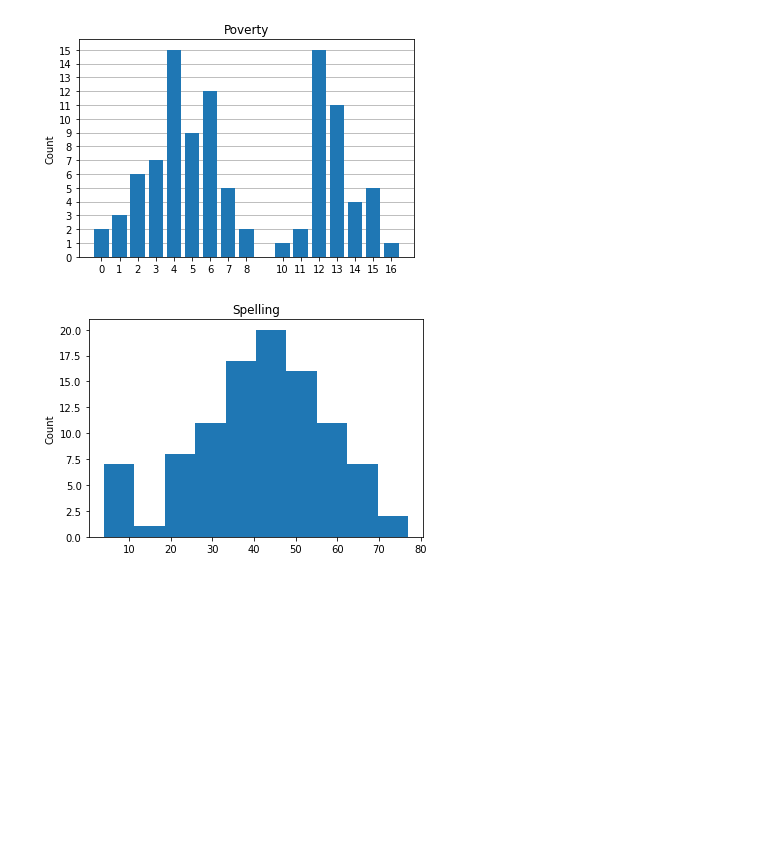
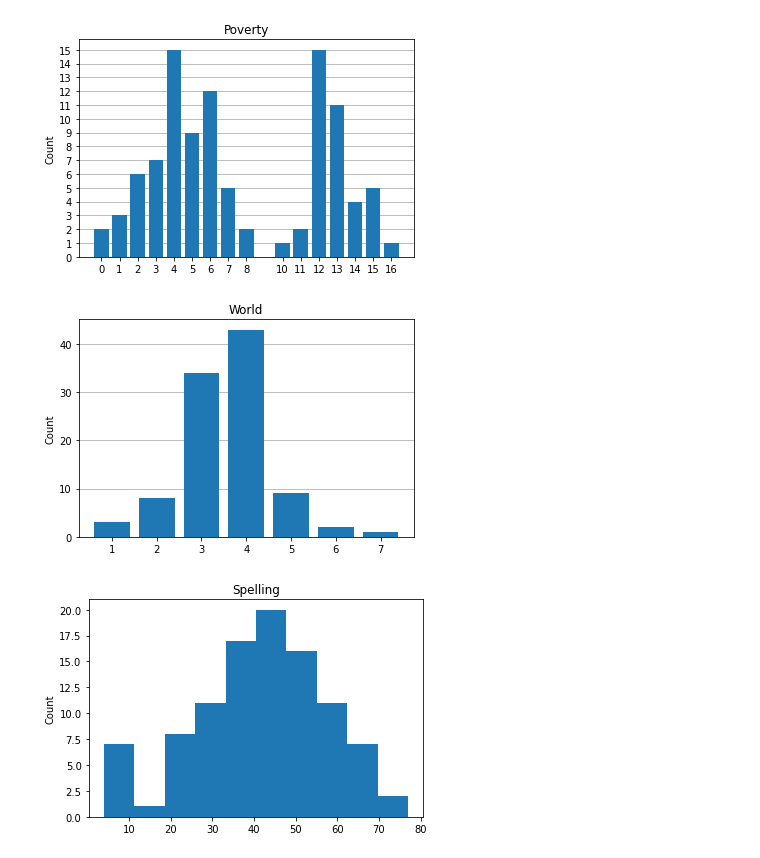
Before and after one commit to JoshuaGrams/bee, a Jupyter notebook: analytics-old.ipynb, the cells around one changed output. Cells and saved outputs as stored; diff of their text form; code cells hidden in the pictures; blank space fills up the shorter version.

```diff
--- a/analytics-old.ipynb
+++ b/analytics-old.ipynb
@@ -154,6 +154,17 @@ plt.gca().set_yticks(range(0, int(max(counts)) + 1))
 plt.show()
 # %% [output]
 [figure]
+# %%
+labels, counts = np.unique(all_qualities['world'], return_counts=True)
+plt.bar(labels, counts, align='center')
+plt.gca().set_xticks(labels)
+plt.grid(axis='y', zorder=0)
+plt.gca().set_axisbelow(True)
+plt.title('World')
+plt.ylabel('Count')
+plt.show()
+# %% [output]
+[figure, added]
 # %%
 labels, counts = np.unique(all_qualities['spelling'], return_counts=True)
 plt.hist(all_qualities['spelling'])
```
Also changed, not shown: 5 other files.
